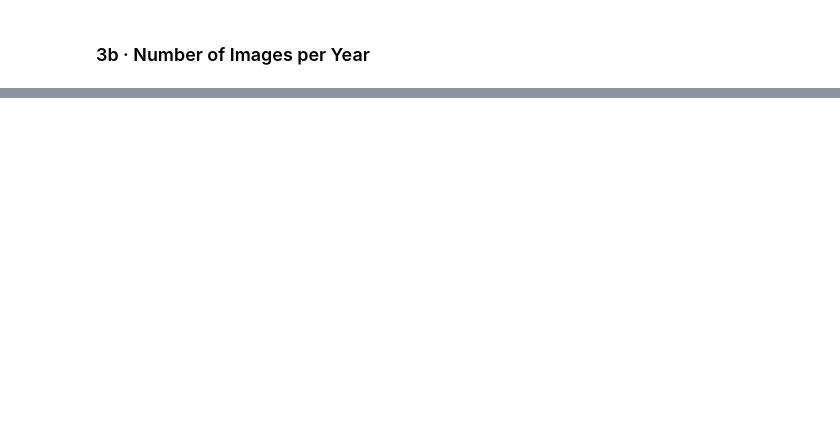
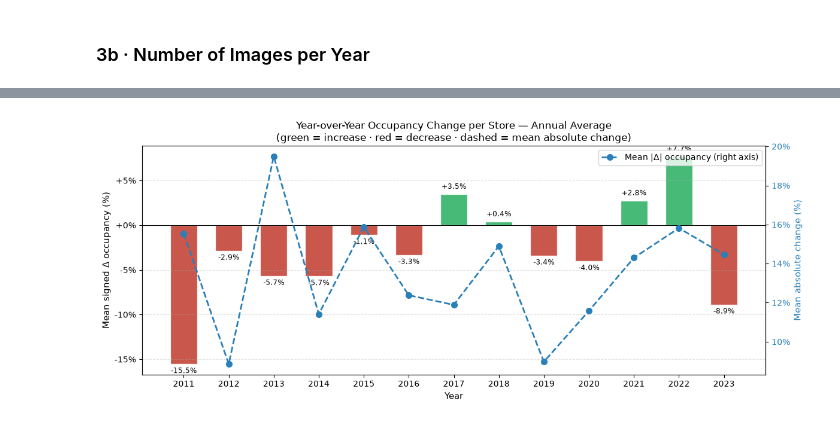
Before and after one commit to Manzife/Application-of-Deep-learning-image, a Jupyter notebook: notebooks/naip_inference.ipynb, the cells around one changed output, grey strips where cells are left out. Cells and saved outputs as stored; diff of their text form; code cells hidden in the pictures; blank space fills up the shorter version.

```diff
--- a/notebooks/naip_inference.ipynb
+++ b/notebooks/naip_inference.ipynb
@@ -212,0 +308,88 @@ plt.show()
+# %%
+# Step 1 — mean occupancy per (store, year)
+store_yearly = (
+    df.groupby(["store_id", "year"])["occupancy"]
+    .mean()
+    .reset_index()
+    .sort_values(["store_id", "year"])
+)
+
+# Step 2 — year-over-year delta per store (only consecutive years that actually exist in the data)
+delta_rows = []
+for store_id, grp in store_yearly.groupby("store_id"):
+    grp = grp.sort_values("year")
+    if len(grp) < 2:
+        continue
+    for (_, prev), (_, curr) in zip(grp.iloc[:-1].iterrows(), grp.iloc[1:].iterrows()):
+        delta_rows.append({
+            "store_id"  : store_id,
+            "year_from" : int(prev["year"]),
+            "year_to"   : int(curr["year"]),
+            "delta"     : curr["occupancy"] - prev["occupancy"],
+            "abs_delta" : abs(curr["occupancy"] - prev["occupancy"]),
+        })
+
+deltas = pd.DataFrame(delta_rows)
+print(f"Year-over-year transitions computed: {len(deltas)}")
+print(f"Stores with ≥2 years of data       : {deltas['store_id'].nunique()}\n")
+
+# Step 3 — average delta per target year
+yearly_variation = (
+    deltas.groupby("year_to")
+    .agg(
+        mean_delta     = ("delta",     "mean"),
+        mean_abs_delta = ("abs_delta", "mean"),
+        n_stores       = ("store_id",  "count"),
+    )
+    .reset_index()
+)
+yearly_variation["mean_delta_pct"]     = yearly_variation["mean_delta"]     * 100
+yearly_variation["mean_abs_delta_pct"] = yearly_variation["mean_abs_delta"] * 100
+
+# ── Table ───────────────────────────────────────────────────────────────────
+print(f"{'Year':>6}  {'Mean Δ occ':>12}  {'Mean |Δ|':>10}  {'N stores':>9}")
+print("─" * 46)
+for _, row in yearly_variation.iterrows():
+    sign = "+" if row.mean_delta_pct >= 0 else ""
+    print(f"{int(row.year_to):>6}  {sign}{row.mean_delta_pct:>10.1f}%  "
+          f"{row.mean_abs_delta_pct:>9.1f}%  {int(row.n_stores):>9}")
+
+# ── Chart ───────────────────────────────────────────────────────────────────
+fig, ax = plt.subplots(figsize=(12, 5))
+
+years   = yearly_variation["year_to"]
+deltas_ = yearly_variation["mean_delta_pct"]
+colors  = ["#c0392b" if d < 0 else "#27ae60" for d in deltas_]
+
+bars = ax.bar(years, deltas_, color=colors, edgecolor="white", alpha=0.85, width=0.6)
+
+# mean absolute variation as an overlay line
+ax2 = ax.twinx()
+ax2.plot(years, yearly_variation["mean_abs_delta_pct"],
+         color="#2980b9", marker="o", linewidth=2, markersize=7,
+         linestyle="--", label="Mean |Δ| occupancy (right axis)")
+ax2.set_ylabel("Mean absolute change (%)", fontsize=11, color="#2980b9")
+ax2.tick_params(axis="y", labelcolor="#2980b9")
+ax2.yaxis.set_major_formatter(plt.FuncFormatter(lambda y, _: f"{y:.0f}%"))
+
+ax.axhline(0, color="black", linewidth=0.8)
+ax.set_xlabel("Year", fontsize=11)
+ax.set_ylabel("Mean signed Δ occupancy (%)", fontsize=11)
+ax.set_title(
+    "Year-over-Year Occupancy Change per Store — Annual Average\n"
+    "(green = increase · red = decrease · dashed = mean absolute change)",
+    fontsize=12
+)
+ax.set_xticks(years)
+ax.yaxis.set_major_formatter(plt.FuncFormatter(lambda y, _: f"{y:+.0f}%"))
+ax.grid(axis="y", linestyle="--", alpha=0.35)
+
+for x, y in zip(years, deltas_):
+    va  = "bottom" if y >= 0 else "top"
+    off = 0.4 if y >= 0 else -0.4
+    ax.text(x, y + off, f"{y:+.1f}%", ha="center", va=va, fontsize=8.5)
+
+ax2.legend(loc="upper right", fontsize=10)
+plt.tight_layout()
+plt.show()
+# %% [output]
@@ -212,0 +414 @@ plt.show()
+[figure, added]
```
Also changed, not shown: parts of 13 cells of this notebook, 1 other file.
